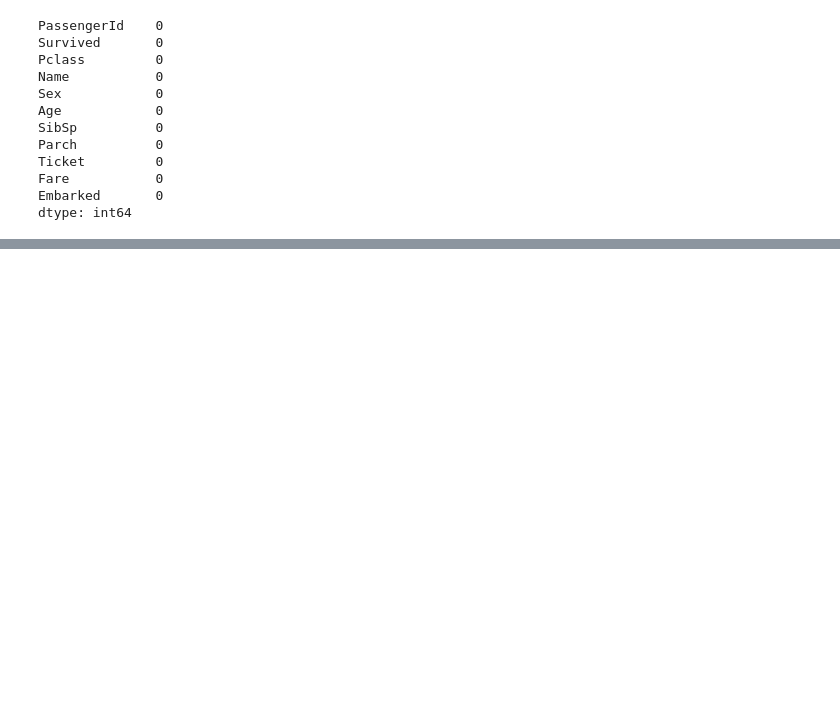
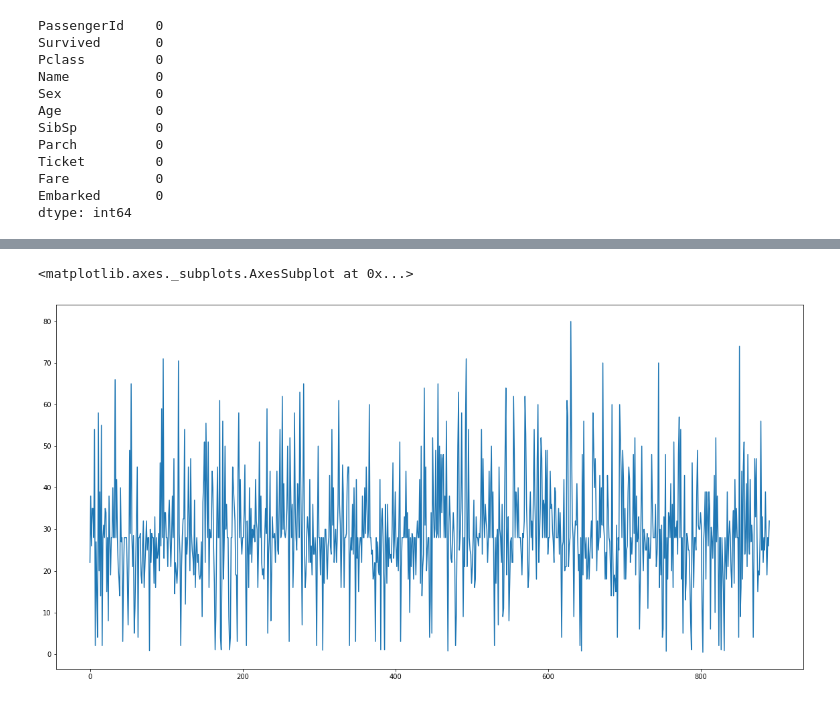
Before and after one commit to divsal009/div, a Jupyter notebook: Pandas.ipynb, the cells around one changed output, grey strips where cells are left out. Saved outputs shown, nothing was run; the diff lists cells and outputs as text; code cells hidden in the pictures; blank space fills up the shorter version.

```diff
--- a/Pandas.ipynb
+++ b/Pandas.ipynb
@@ -406,0 +412,5 @@ dtype: int64
+# %%
+titanic_data['Age'].plot(figsize=(20,10))
+# %% [output]
+<matplotlib.axes._subplots.AxesSubplot at 0x...>
+[figure, added]
```
Also changed, not shown: parts of 7 cells of this notebook.
